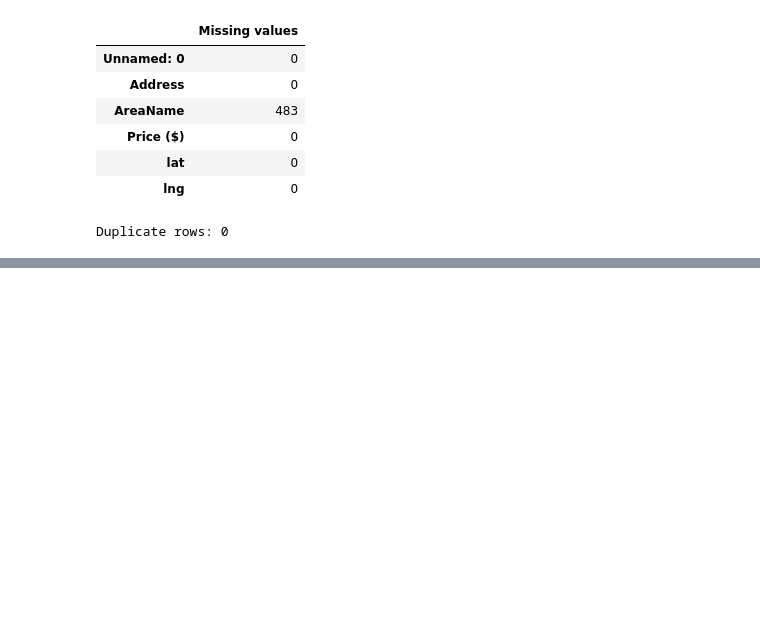
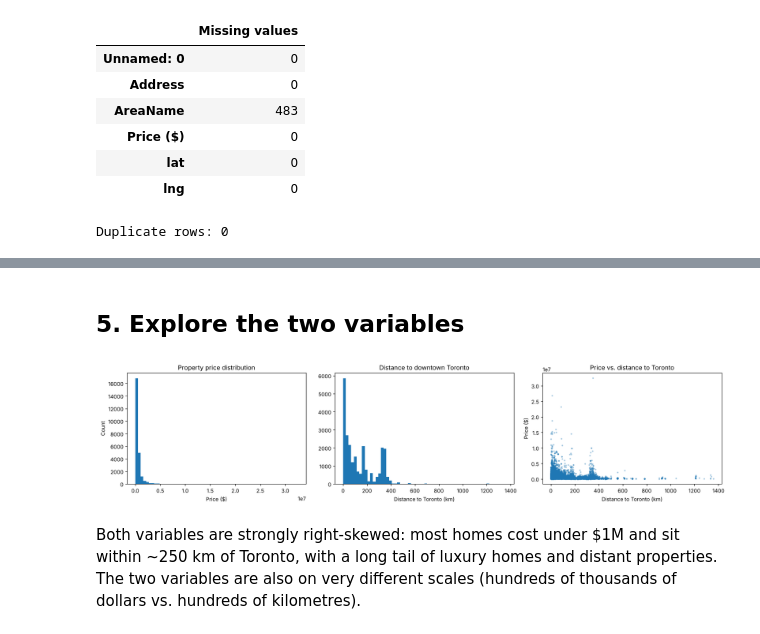
Before and after one commit to antoniosg2025-stack/PROG8431_Group5, a Jupyter notebook: ProblemAnalysisWorkshopB/Workshop_B_Property_Clustering.ipynb, the cells around one changed output, grey strips where cells are left out. Cells and saved outputs as stored; diff of their text form; code cells hidden in the pictures; blank space fills up the shorter version.

```diff
--- a/ProblemAnalysisWorkshopB/Workshop_B_Property_Clustering.ipynb
+++ b/ProblemAnalysisWorkshopB/Workshop_B_Property_Clustering.ipynb
@@ -110,0 +167,21 @@ Standardization gives each feature mean approximately 0 and standard deviation a
+# %% [markdown]
+## 5. Explore the two variables
+# %%
+fig, axes = plt.subplots(1, 3, figsize=(17, 4))
+axes[0].hist(data["Price ($)"], bins=60)
+axes[0].set_title("Property price distribution")
+axes[0].set_xlabel("Price ($)")
+axes[0].set_ylabel("Count")
+axes[1].hist(data["Distance to Toronto (km)"], bins=60)
+axes[1].set_title("Distance to downtown Toronto")
+axes[1].set_xlabel("Distance to Toronto (km)")
+axes[2].scatter(data["Distance to Toronto (km)"], data["Price ($)"], s=4, alpha=0.3)
+axes[2].set_title("Price vs. distance to Toronto")
+axes[2].set_xlabel("Distance to Toronto (km)")
+axes[2].set_ylabel("Price ($)")
+plt.tight_layout()
+plt.show()
+# %% [output]
+[figure, added]
+# %% [markdown]
+Both variables are strongly right-skewed: most homes cost under $1M and sit within ~250 km of Toronto, with a long tail of luxury homes and distant properties. The two variables are also on very different scales (hundreds of thousands of dollars vs. hundreds of kilometres).
```
Also changed, not shown: parts of 37 cells of this notebook.
